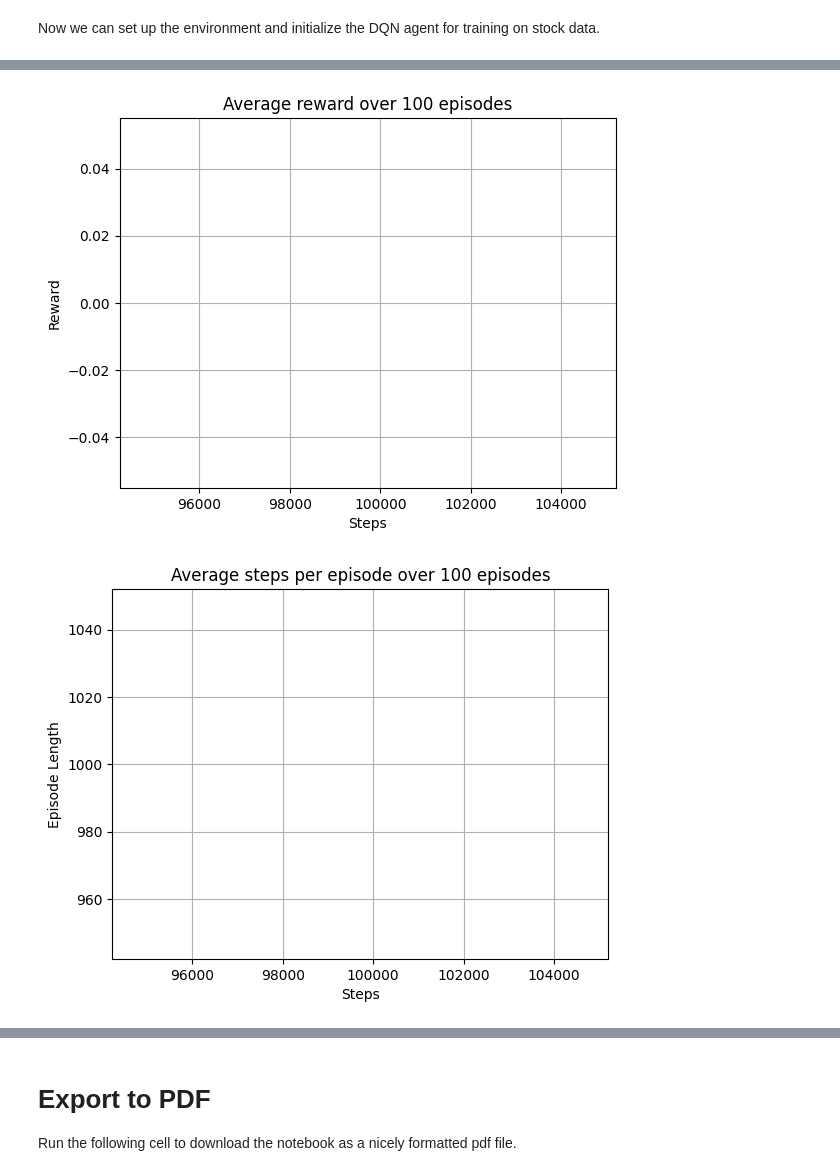
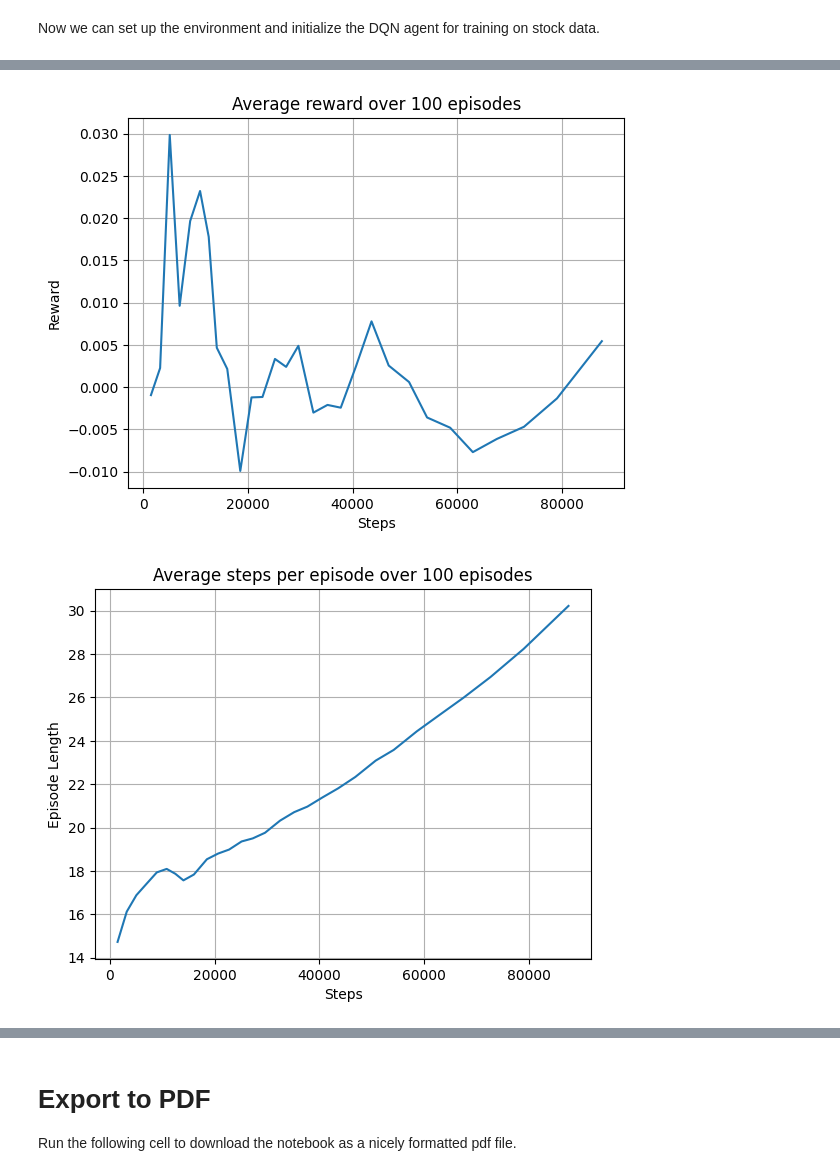
Before and after one commit to rotemgr3/CLAI-Project, a Jupyter notebook: CLAI_236203_FINAL_PROJECT.ipynb, the cells around one changed output, grey strips where cells are left out. Drawn from its saved outputs; the diff is of its cells as text; code cells hidden in the pictures.

```diff
--- a/CLAI_236203_FINAL_PROJECT.ipynb
+++ b/CLAI_236203_FINAL_PROJECT.ipynb
@@ -1431,19 +1457,19 @@ class StocksEnv(gym.Env):
     metadata = {'render.modes': ['human']}
 
     def __init__(self, prices, bars_count=DEFAULT_BARS_COUNT,
-                 commission=DEFAULT_COMMISSION_PERC, initial_cash=10000.0, reset_on_close=True,
-                 state_1d=False, random_ofs_on_reset=True, reward_on_close=False, volumes=False):
+                 commission=DEFAULT_COMMISSION_PERC, initial_cash=100000.0, reset_on_close=True,
+                 state_1d=False, random_ofs_on_reset=True, reward_on_close=False, volumes=False, penalty=True):
         assert isinstance(prices, dict)
         self._prices = prices
 
         if state_1d:
             self._state = State1D(bars_count, commission, reset_on_close, reward_on_close=reward_on_close,
-                                  volumes=volumes, initial_cash=initial_cash)
+                                  volumes=volumes, initial_cash=initial_cash, penalty=penalty)
         else:
             self._state = State(bars_count, commission, reset_on_close, reward_on_close=reward_on_close,
-                                volumes=volumes, initial_cash=initial_cash)
+                                volumes=volumes, initial_cash=initial_cash, penalty=penalty)
 
-        self.action_space = gym.spaces.Box(low=-1, high=1, shape=(1,), dtype=np.float32)
+        self.action_space = gym.spaces.Discrete(221) # gym.spaces.Box(low=-1, high=1, shape=(1,), dtype=np.float32)
 
         # Define the observation space based on state shape
         state_shape = self._state.shape
@@ -1479,15 +1505,13 @@ class StocksEnv(gym.Env):
 
         return self._state.encode(), []
 
-    def step(self, action):
-        action = action.item()
-
+    def step(self, action_idx):
         # Execute the step in the state
-        reward, done = self._state.step(action)
+        reward, done = self._state.step(action_idx)
         obs = self._state.encode()
         info = {'instrument': self._instrument,
                  'offset': self._state._offset,
-                 'action': action,
+                 'action_id': action_idx,
                  'price': self._state._cur_close()}
 
         return obs, reward, done, False, info  # never truncated
@@ -1734,28 +1758,33 @@ from content.CLAI.lib import data, common, validation
 importlib.reload(common)
 importlib.reload(validation)
 
+REWARD_ON_CLOSE = False
+COMMISSION = 0.1
+VOLUMES = True
+PENALTY = False
+
 # Initialize environment and model
 if args_year is not None or os.path.isfile(args_data):
     if args_year is not None:
         stock_data = data.load_year_data(args_year)
     else:
         stock_data = {"YNDX": data.load_relative(args_data)}
-    env = StocksEnv(stock_data, bars_count=BARS_COUNT, reset_on_close=True, state_1d=True, volumes=False)
-    env_tst = StocksEnv(stock_data, bars_count=BARS_COUNT, reset_on_close=True, state_1d=True)
+    env = StocksEnv(stock_data, commission=COMMISSION, bars_count=BARS_COUNT, reward_on_close=REWARD_ON_CLOSE, reset_on_close=True, state_1d=True, volumes=VOLUMES, penalty=PENALTY)
+    env_tst = StocksEnv(stock_data, commission=COMMISSION, bars_count=BARS_COUNT, reward_on_close=REWARD_ON_CLOSE, reset_on_close=True, state_1d=True, volumes=VOLUMES, penalty=PENALTY)
 elif os.path.isdir(args_data):
-    env = StocksEnv.from_dir(args_data, bars_count=BARS_COUNT, reset_on_close=True, state_1d=True)
-    env_tst = StocksEnv.from_dir(args_data, bars_count=BARS_COUNT, reset_on_close=True, state_1d=True)
+    env = StocksEnv.from_dir(args_data, commission=COMMISSION, bars_count=BARS_COUNT, reward_on_close=REWARD_ON_CLOSE, reset_on_close=True, state_1d=True, volumes=VOLUMES, penalty=PENALTY)
+    env_tst = StocksEnv.from_dir(args_data, commission=COMMISSION, bars_count=BARS_COUNT, reward_on_close=REWARD_ON_CLOSE, reset_on_close=True, state_1d=True, volumes=VOLUMES, penalty=PENALTY)
 else:
     raise RuntimeError("No data to train on")
 env = gym.wrappers.TimeLimit(env, max_episode_steps=1000)
 
 val_data = {"YNDX": data.load_relative(args_valdata)}
-env_val = StocksEnv(val_data, bars_count=BARS_COUNT, reset_on_close=True, state_1d=True)
+env_val = StocksEnv(val_data, commission=COMMISSION, bars_count=BARS_COUNT, reward_on_close=REWARD_ON_CLOSE, reset_on_close=True, state_1d=True, volumes=VOLUMES, penalty=PENALTY)
 
 writer = SummaryWriter(comment="-conv-" + args_run)
-net = DQNConv1D(env.observation_space.shape, 1).to(device)
+net = DQNConv1D(env.observation_space.shape, env.action_space.n).to(device)
 if LOAD_NET_FROM_FILE:
-    saves_path = './model/part2_run_20240923-2306'
+    saves_path = './model/part2_run_20241013-2317_commission_0.1'
     model_file = find_best_model(saves_path)
     print(f"Loading model from: {model_file}")
     net.load_state_dict(torch.load(model_file, map_location=device))
@@ -1816,10 +1845,10 @@ with common.RewardTracker(writer, np.inf, group_rewards=100) as reward_tracker:
             torch.save(net.state_dict(), os.path.join(saves_path, "checkpoint-%3d.data" % idx))
 
         if step_idx % VALIDATION_EVERY_STEP == 0:
-            res = validation_run_part2(env_tst, net, device=device)
+            res = validation_run_part2(env_tst, net, device=device, commission=COMMISSION)
             for key, val in res.items():
                 writer.add_scalar(key + "_test", val, step_idx)
-            res = validation_run_part2(env_val, net, device=device)
+            res = validation_run_part2(env_val, net, device=device, commission=COMMISSION)
             for key, val in res.items():
                 writer.add_scalar(key + "_val", val, step_idx)
 # %% [output]
@@ -1859,35 +1895,35 @@ def extract_all_scalars(logfile):
 
 # TODO
 # To plot the run insert the full path from /content/runs/
-logfile = "./runs/Oct10_00-15-30_lambda5-conv-part2_run_20241010-0015_commission_0.1/events.out.tfevents.1728508530.lambda5"
+logfile = "./runs/Oct13_22-47-25_newton4-conv-part2_run_20241013-2247_commission_0.1/events.out.tfevents.1728848845.newton4"
 # logfile = "/content/drive/MyDrive/CLAI-model/test_run_20240912-1850/checkpoint-  3.data"
 # saves_path = '/content/drive/MyDrive/CLAI-model/test_run_20240912-1850'
 # file_name = 'checkpoint-  3.data'
 # logfile = os.path.join(saves_path, file_name)
 # Extract all scalar data and tags
 available_tags, all_scalar_data = extract_all_scalars(logfile)
 #You can use other tags for extra graphs to check your model performance in more detail
 
 # Function to plot specific tags
 def plot_tag_data(tag_data, xlabel, ylabel, title):
     plt.figure()
     plt.plot(tag_data['step'], tag_data['value'])
     plt.xlabel(xlabel)
     plt.ylabel(ylabel)
     plt.title(title)
     plt.grid(True)
     plt.show()
 
 # Plotting reward_100, steps_100, and values_mean
 plot_tags = {
     'reward_100': ('Steps', 'Reward', 'Average reward over 100 episodes'),
     'steps_100': ('Steps', 'Episode Length', 'Average steps per episode over 100 episodes'),
     'values_mean': ('Steps', 'Value', 'Mean value of states'),
 }
 
 for tag, (xlabel, ylabel, title) in plot_tags.items():
     if tag in all_scalar_data:
         plot_tag_data(all_scalar_data[tag], xlabel, ylabel, title)
 # %% [output]
-[figure, old version]
+[figure, new version]
-[figure, old version]
+[figure, new version]
```
Also changed, not shown: parts of 16 cells of this notebook, 2 other files.
